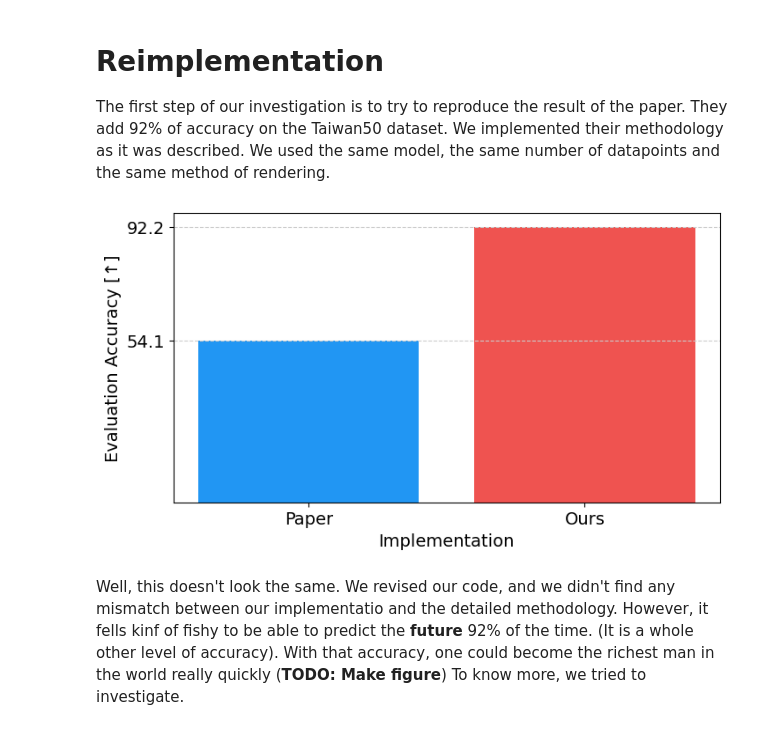
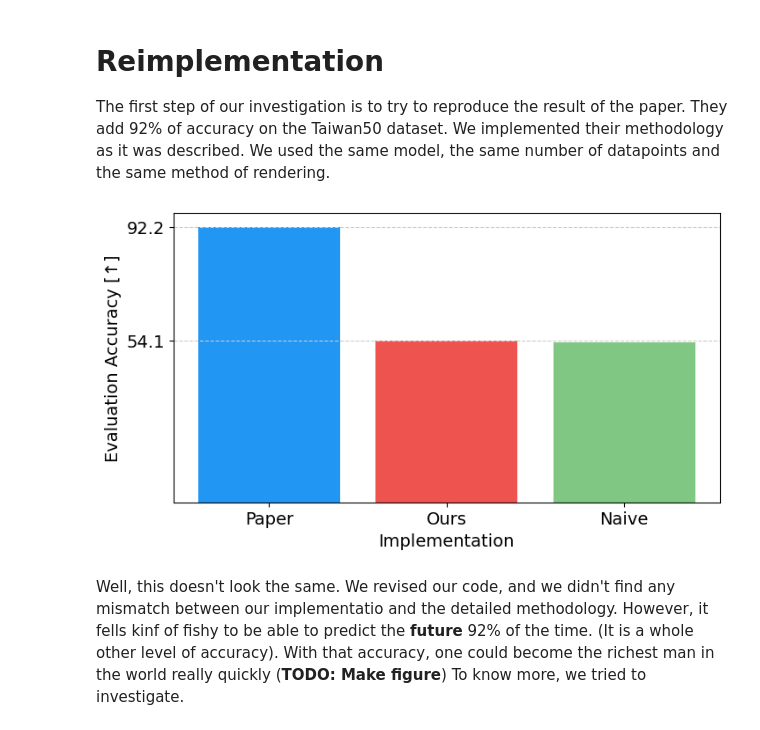
Before and after one commit to anthol42/MLSP-final_project, a Jupyter notebook: deep/notebooks/ablation.ipynb, the cells around one changed output. Cells and saved outputs as stored; diff of their text form; code cells hidden in the pictures.

```diff
--- a/deep/notebooks/ablation.ipynb
+++ b/deep/notebooks/ablation.ipynb
@@ -48,2 +48,8 @@ rTable
+# %%
+NAIVE_PERF = {
+    "small": 53.70,
+    "smallUS": 53.74,
+    "huge0.1": 51.28
+}
 # %% [markdown]
 # TODO
@@ -57,20 +63,20 @@ We implemented their methodology as it was described. We used the same model, th
 # %%
 runID = 10
 perf = rTable.loc[runID]
 our_acc = perf["accuracy"] * 100
 their_acc = 92.2
-names = ["Paper", "Ours"]
-plt.bar(names, [our_acc, their_acc], color=COLORS[:2])
+names = ["Paper", "Ours", "Naive"]
+plt.bar(names, [their_acc, our_acc, NAIVE_PERF["small"]], color=COLORS[:3])
 plt.yticks([our_acc, their_acc])
 # plt.ylim(0.60, 0.62)
 plt.ylabel("Evaluation Accuracy [↑]")
 plt.grid(axis="y")
 plt.xlabel("Implementation")
 if OUT_FIGS is not None:
     plt.subplots_adjust(bottom=0.15)
     plt.savefig(f"{OUT_FIGS}/reimplementation.svg")
 # %% [output]
-[figure, old version]
+[figure, new version]
 # %% [markdown]
 Well, this doesn't look the same. We revised our code, and we didn't find any mismatch between our implementatio and the detailed methodology. However, it fells kinf of fishy to be able to predict the **future** 92% of the time. (It is a whole other level of accuracy). With that accuracy, one could become the richest man in the world really quickly (**TODO: Make figure**) To know more, we tried to investigate.
 # %% [markdown]
```
Also changed, not shown: parts of 6 cells of this notebook, 1 other file.
